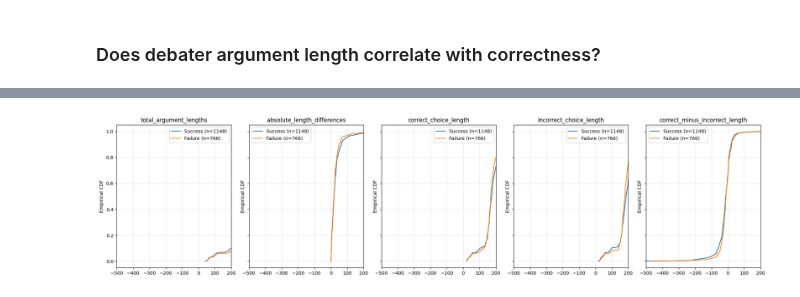
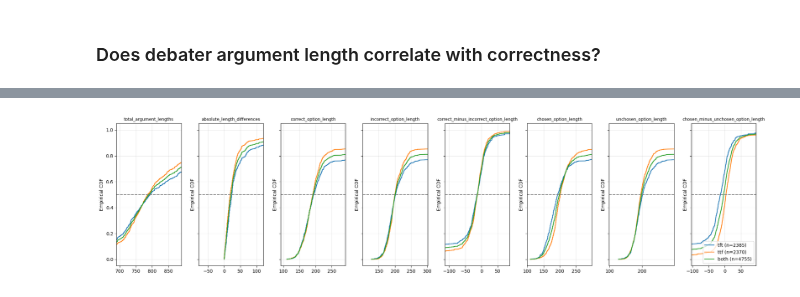
Before and after one commit to joshlevy89/llm_judge_debate_NEW, a Jupyter notebook: analysis/qualitative.ipynb, the cells around one changed output, grey strips where cells are left out. Drawn from its saved outputs; the diff is of its cells as text; code cells hidden in the pictures.

```diff
--- a/analysis/qualitative.ipynb
+++ b/analysis/qualitative.ipynb
@@ -189,10 +267,12 @@ ttf[['total_argument_lengths', 'absolute_length_differences', 'correct_choice_le
-# %%
-fig, ax = plt.subplots(1, 5, figsize=(20, 5), sharey=True)
-plot_types = ['total_argument_lengths', 'absolute_length_differences', 'correct_choice_length', 'incorrect_choice_length', 'correct_minus_incorrect_length']
-for ax_index in range(5):
-    cdf(tft[plot_types[ax_index]], ttf[plot_types[ax_index]], ax[ax_index], smart_xlim=True)
-    ax[ax_index].set_title(plot_types[ax_index])
-plt.tight_layout()
-plt.show()
-# %% [output]
-[figure, removed]
+# %%
+both = pd.concat([tft, ttf])
+
+fig, ax = plt.subplots(1, len(cols), figsize=(20, 5), sharey=True)
+for ax_index in range(len(cols)):
+    cdf((tft[cols[ax_index]], ttf[cols[ax_index]], both[cols[ax_index]]), labels=['tft', 'ttf', 'both'], ax=ax[ax_index], xlim_window_from_median=[-100, 100])
+    ax[ax_index].set_title(cols[ax_index], fontsize=9)
+ax[ax_index].legend()
+plt.tight_layout()
+plt.show()
+# %% [output]
+[figure, added]
```
Also changed, not shown: parts of 24 cells of this notebook, 2 other files.
